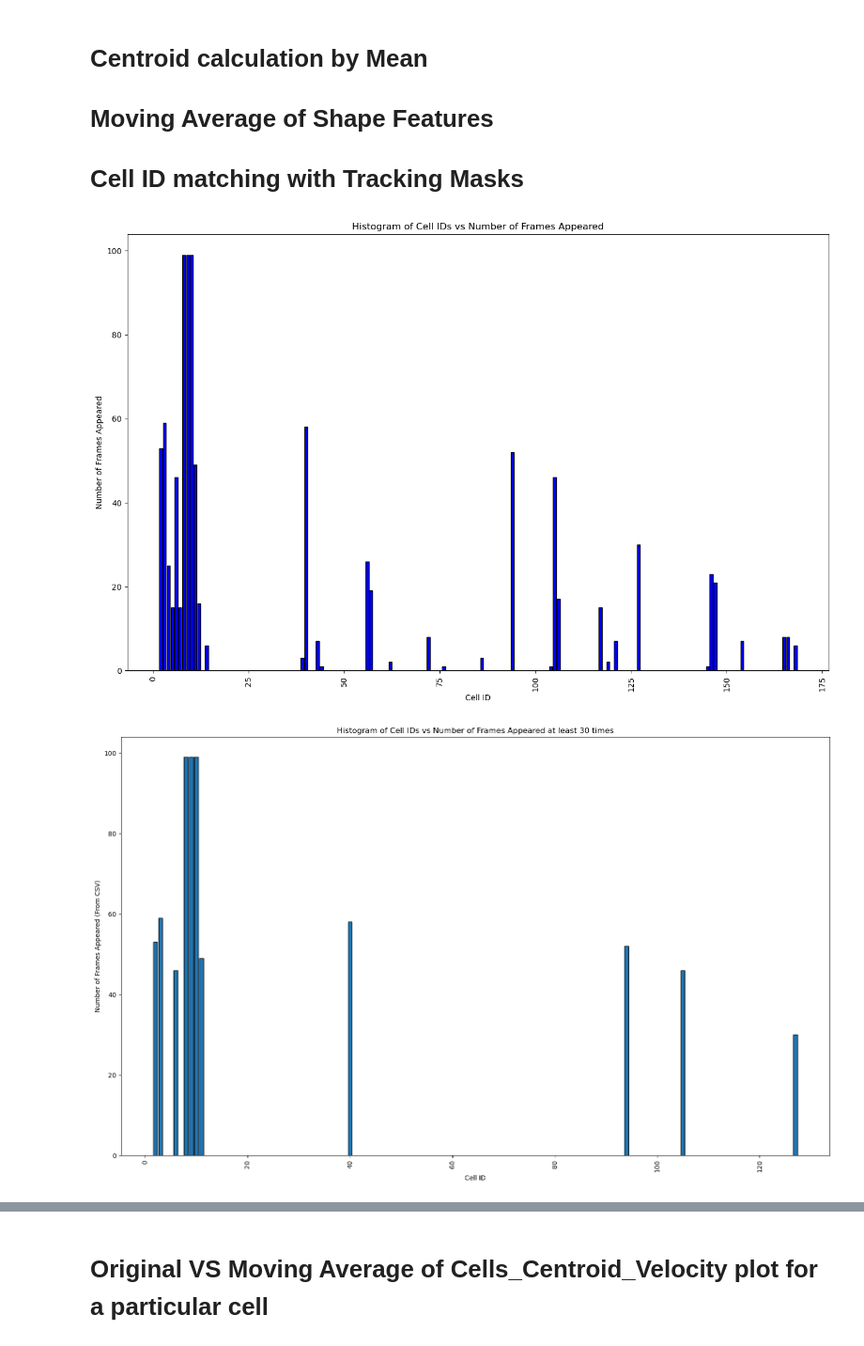
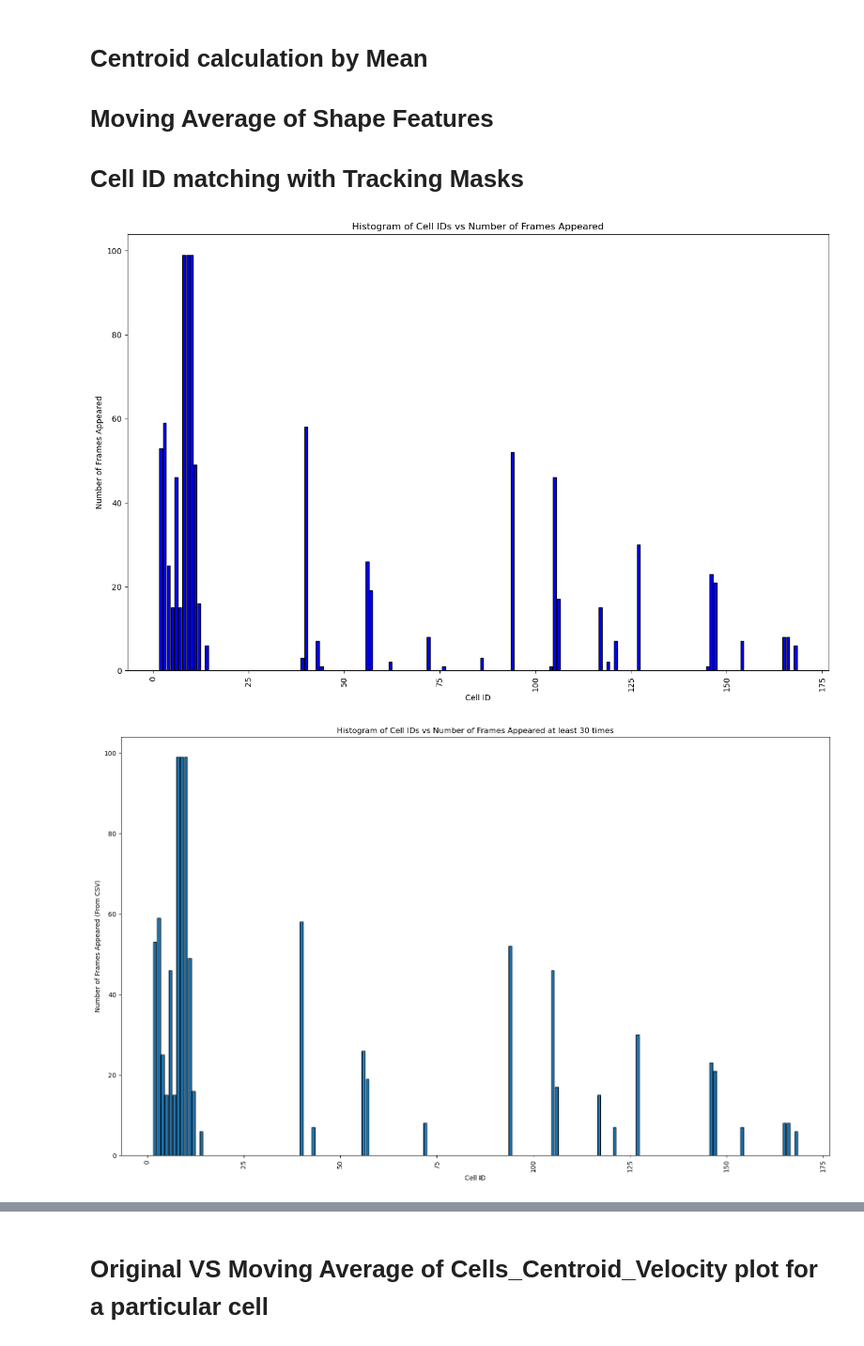
Before and after one commit to mina-mahbub/EmbedTrack_Mina, a Jupyter notebook: Track_HP4_Result_Shape/Track_Video_Shape_Mean_Track_New.ipynb, the cells around one changed output, grey strips where cells are left out. Shown at 94% size. Cells and saved outputs as stored; diff of their text form; code cells hidden in the pictures.

```diff
--- a/Track_HP4_Result_Shape/Track_Video_Shape_Mean_Track_New.ipynb
+++ b/Track_HP4_Result_Shape/Track_Video_Shape_Mean_Track_New.ipynb
@@ -209,8 +210,13 @@ start_time = time.time()
 # Load CSV
 # mask_directory = "/home/MinaHossain/EmbedTrack/Shape_measure/HP4_TRA"
 
-output_directory = "/home/MinaHossain/EmbedTrack/Track_HP4_Result_Shape/Mean"
-csv_path = "/home/MinaHossain/EmbedTrack/Track_HP4_Result_Shape/Mean/Cells_Shape_Features_TrueLabels_With_Velocity.csv"
+output_directory = "/home/MinaHossain/EmbedTrack/Track_HP4_Result_Shape/Mean/"
+csv_path =  "/home/MinaHossain/EmbedTrack/Track_HP4_Result_Shape/Mean/Cells_Shape_Features_TrueLabels_With_Velocity.csv"
+
+# output_directory = "/home/MinaHossain/EmbedTrack/Track_HP4_Result_Shape/Mean/Ridge_Plots"
+# csv_path =  "/home/MinaHossain/EmbedTrack/Track_HP4_Result_Shape/Mean/Ridge_Plots/Cells_Shape_Features_TrueLabels_With_Velocity.csv"
+
+
 df = pd.read_csv(csv_path)
 
 # Rename for consistency
@@ -221,7 +227,7 @@ df = df[(df["X_Centroid_Velocity"] != 0) & (df["Y_Centroid_Velocity"] != 0)]
 
 # Keep only cells with at least 5 frames
 frame_counts = df.groupby("Cell Number")["Frame"].nunique()
-valid_cells = frame_counts[frame_counts >= 30].index
+valid_cells = frame_counts[frame_counts >= 5].index
 df = df[df["Cell Number"].isin(valid_cells)].sort_values(by=["Cell Number", "Frame"])
 
 # Frame list
@@ -259,34 +265,34 @@ plt.ylabel("Number of Frames Appeared")
 plt.title("Histogram of Cell IDs vs Number of Frames Appeared")
 plt.xticks(rotation=90)
 plt.savefig(os.path.join(output_directory, f"Cell_IDs_vs_Frames_Distribution_Cell_WTZV.png"))
 plt.show()
 
 # Bar plot from frame list
 if os.path.exists(frame_list_path):
     frame_list_df = pd.read_csv(frame_list_path)
     frame_list_df["Frames Count"] = frame_list_df["Frames Appeared"].apply(lambda x: len(eval(x)) if isinstance(x, str) else 0)
 
     plt.figure(figsize=(16, 10))
     plt.bar(frame_list_df["Cell Number"], frame_list_df["Frames Count"], edgecolor='black')
     plt.xlabel("Cell ID")
     plt.ylabel("Number of Frames Appeared (From CSV)")
     # plt.title(f"Histogram of Cell IDs vs Number of Frames Appeared at least {window_size} times")
     plt.title(f"Histogram of Cell IDs vs Number of Frames Appeared at least 30 times")
     plt.xticks(rotation=90)
     plt.tight_layout()
     plt.savefig(os.path.join(output_directory, f"Cell_IDs_vs_Frames_0{window_size}.png"))
     plt.show()
 else:
     print(f"Warning: {frame_list_path} not found. Skipping additional bar plot.")
 
 # Summary
 print(frame_list)
 print(f"Original results saved at: {original_csv_path}")
 print(f"Results with moving averages saved at: {ma_csv_path}")
 print(f"Execution Time: {time.time() - start_time:.2f} seconds")
 # %% [output]
 [figure]
-[figure, old version]
+[figure, new version]
     Cell Number                                    Frames Appeared
 0             2  [1, 2, 3, 4, 5, 6, 7, 8, 9, 10, 11, 12, 13, 14...
 1             3  [1, 2, 3, 4, 5, 6, 7, 8, 9, 10, 11, 12, 13, 14...
```
Also changed, not shown: parts of 2 cells of this notebook, 53 other files.
